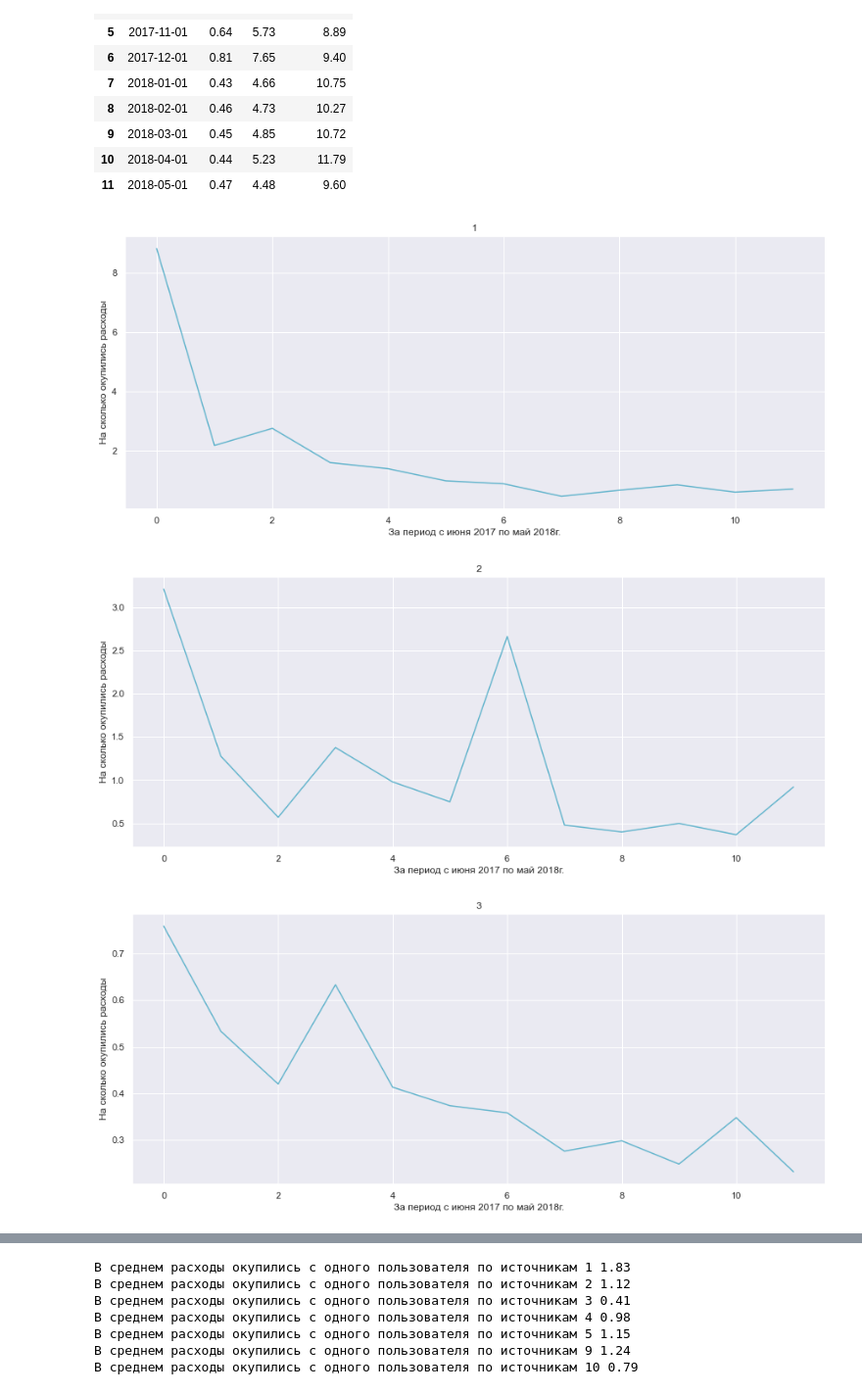
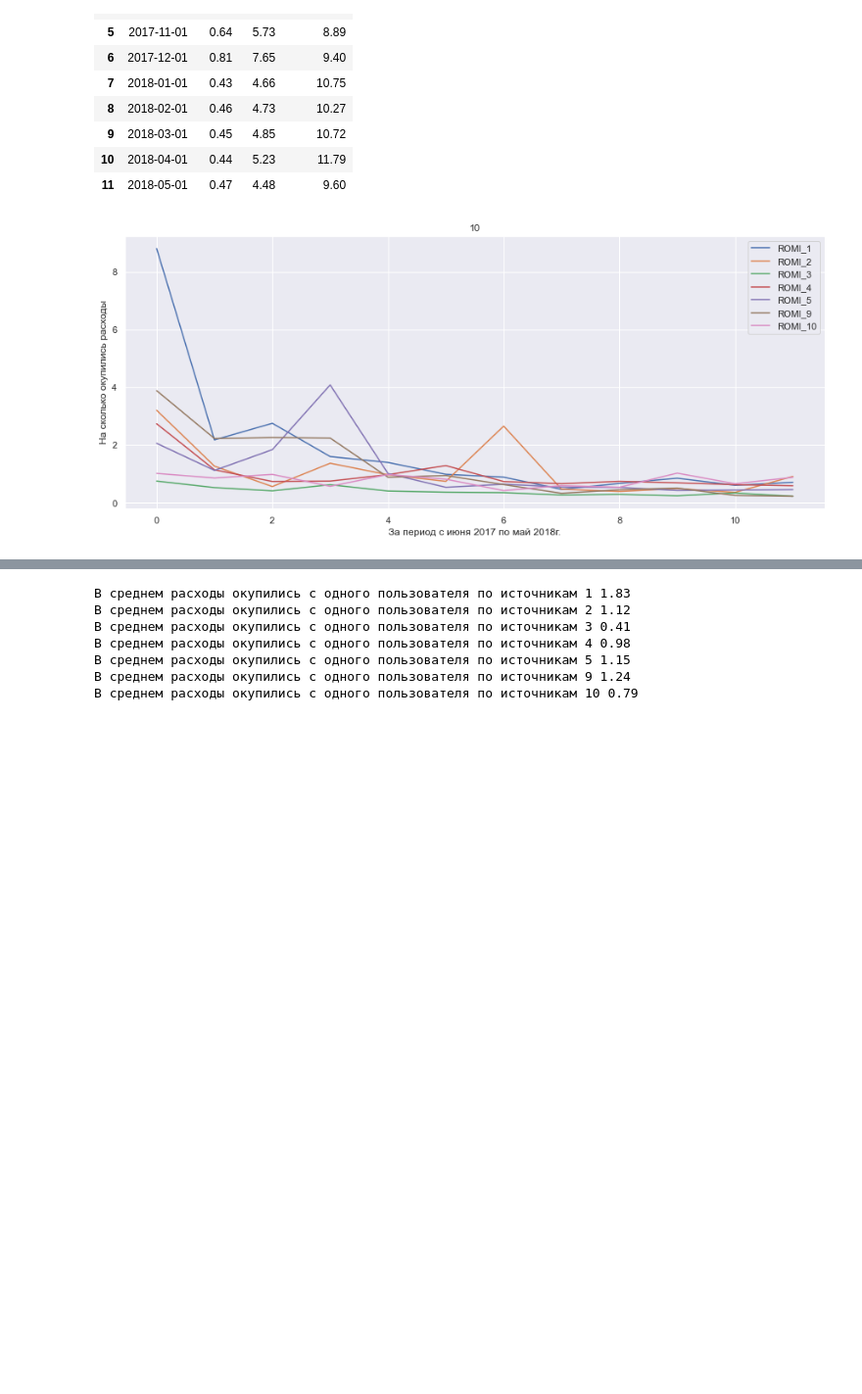
Before and after one commit to kotl68/Yandex_learning_project, a Jupyter notebook: сost_optimization/optimization.ipynb, the cells around one changed output, grey strips where cells are left out. Shown at 98% size. Cells and saved outputs as stored; diff of their text form; code cells hidden in the pictures; blank space fills up the shorter version.

```diff
--- a/сost_optimization/optimization.ipynb
+++ b/сost_optimization/optimization.ipynb
@@ -1184,13 +1194,14 @@ def mean_tab(df):
 
     # Средний чек
     print("Средний чек:", round(df['revenue'].mean())) # округлю его.
+    print()
 
-    df.groupby('buy_month')['revenue'].mean().plot(figsize=(15,6), color = 'c')
+    df.groupby('buy_month')['revenue'].mean().plot(figsize=(15,6))
+
 
     plt.title('Средний чек в зависимости от месяца на период с июня 2017г. до мая 2018г.')
     plt.xlabel('Месяц')
     plt.ylabel('Средний чек')
-    plt.show()
 
 
 
@@ -1200,5 +1211,8 @@ mean_tab(orders)
 for x in ['desktop','touch']:
     print(x)
     mean_tab(orders.query('device == @x'))
+
+    # Добавлю легену
+    plt.legend(['all','desktop','touch'])
 # %% [output]
 Средний чек: 5
@@ -1349,11 +1363,12 @@ Name: uid, dtype: int64
 # %%
 # Построю графики c ltv по источникам. Т.к все графики отображаются плохо. Я разделил на 2 ячейки
 sns.set(style='darkgrid')
-for x in ['LVT_1','LVT_2','LVT_3']:
-    initial_users_count[x].plot(figsize=(15,6), color = 'c')
+for x in ['LVT_1','LVT_2','LVT_3','LVT_4','LVT_5','LVT_9','LVT_10']:
+    initial_users_count[x].plot(figsize=(15,6),legend=True)
 
     plt.title(x)
     plt.xlabel('За период с июня 2017 по май 2018г.')
-    plt.ylabel('Сколько денег приносят (LTV)')
-    plt.show()
+    plt.ylabel('Сколько денег приносит (LTV)')
+
+plt.show()
 # %% [output]
@@ -1363,9 +1375,0 @@ for x in ['LVT_1','LVT_2','LVT_3']:
-# %%
-# Продолжение
-for x in ['LVT_4','LVT_5','LVT_9','LVT_10']:
-    initial_users_count[x].plot(figsize=(15,6), color = 'c')
-
-    plt.title(x)
-    plt.xlabel('За период с июня 2017 по май 2018г.')
-    plt.ylabel('Сколько денег приносят (LTV)')
-    plt.show()
@@ -1560,17 +1559,14 @@ initial_users_count[['cohort','ROMI','LTV','CAC_total']]
 | 10 | 2018-04-01 | 0.44 | 5.23 | 11.79 |
 | 11 | 2018-05-01 | 0.47 | 4.48 | 9.60 |
 # %%
-initial_users_count
 for x in [1,2,3,4,5,9,10]:
     initial_users_count['ROMI_'+ str(x)] = initial_users_count['LVT_'+ str(x)] / initial_users_count['CAC_'+ str(x)]
     # И сделаю график
-    initial_users_count['ROMI_'+ str(x)].plot(figsize=(15,6), color = 'c')
+    initial_users_count['ROMI_'+ str(x)].plot(figsize=(15,6),legend=True)
 
     plt.title(x)
     plt.xlabel('За период с июня 2017 по май 2018г.')
     plt.ylabel('На сколько окупились расходы')
-    plt.show()
+plt.show()
 # %% [output]
-[figure, old version]
+[figure, new version]
-[figure, removed]
-[figure, removed]
```
Also changed, not shown: parts of 12 cells of this notebook.
